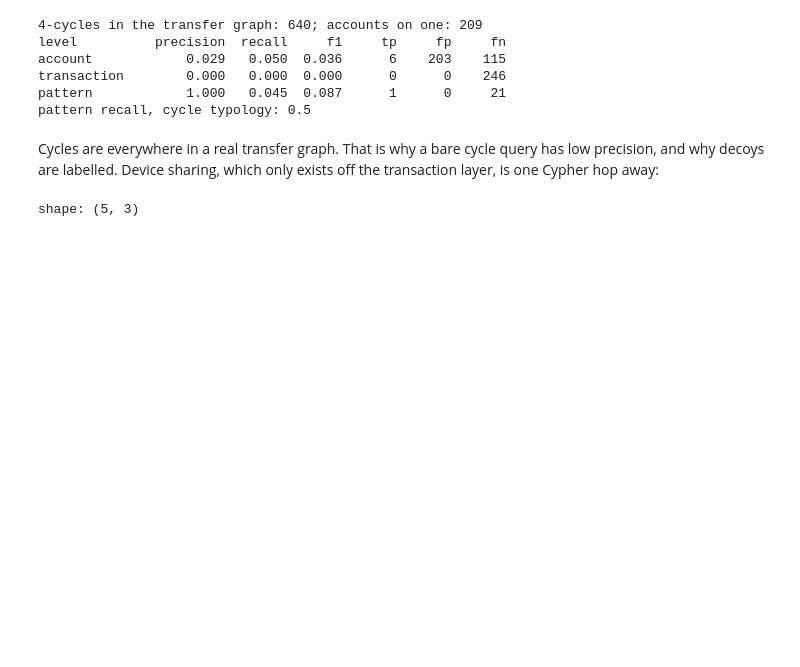
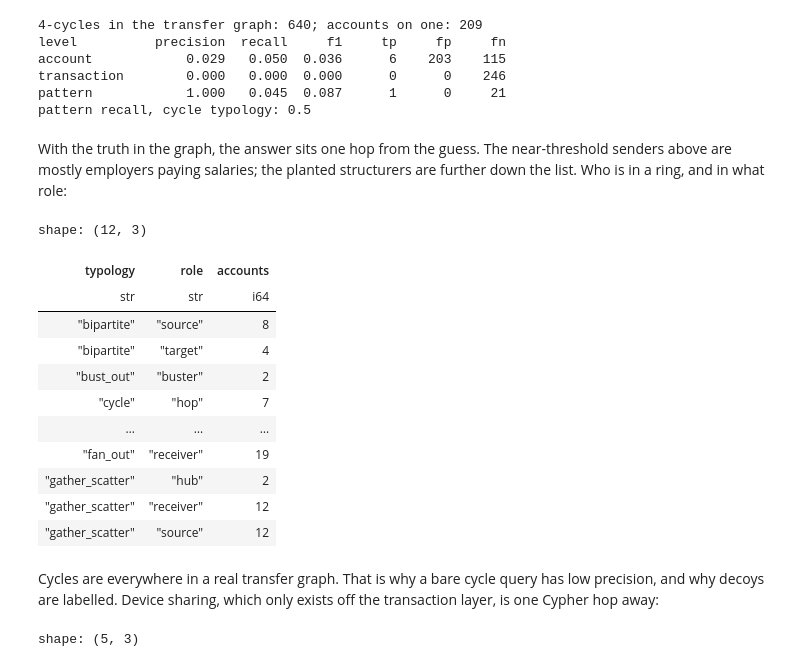
Before and after one commit to graphgeeks-lab/graphfaker, a Jupyter notebook: docs/notebooks/graphfaker_tour.ipynb, the cells around one changed output. Cells and saved outputs as stored; diff of their text form; code cells hidden in the pictures; blank space fills up the shorter version.

```diff
--- a/docs/notebooks/graphfaker_tour.ipynb
+++ b/docs/notebooks/graphfaker_tour.ipynb
@@ -512,6 +516,28 @@ account            0.029   0.050  0.036      6    203    115
 transaction        0.000   0.000  0.000      0      0    246
 pattern            1.000   0.045  0.087      1      0     21
 pattern recall, cycle typology: 0.5
+# %% [markdown]
+With the truth in the graph, the answer sits one hop from the guess. The near-threshold senders above are mostly employers paying salaries; the planted structurers are further down the list. Who is in a ring, and in what role:
+# %%
+if driver:
+    display(cypher('''
+      MATCH (a:Account)-[m:IN_PATTERN]->(p:Pattern)
+      WHERE p.is_fraud
+      RETURN p.typology AS typology, m.role AS role, count(*) AS accounts
+      ORDER BY typology, role''').head(12))
+# %% [output]
+shape: (12, 3)
+| typology | role | accounts |
+| str | str | i64 |
+| "bipartite" | "source" | 8 |
+| "bipartite" | "target" | 4 |
+| "bust_out" | "buster" | 2 |
+| "cycle" | "hop" | 7 |
+| … | … | … |
+| "fan_out" | "receiver" | 19 |
+| "gather_scatter" | "hub" | 2 |
+| "gather_scatter" | "receiver" | 12 |
+| "gather_scatter" | "source" | 12 |
 # %% [markdown]
 Cycles are everywhere in a real transfer graph. That is why a bare cycle query has low precision, and why decoys are labelled. Device sharing, which only exists off the transaction layer, is one Cypher hop away:
 # %%
```
Also changed, not shown: parts of 8 cells of this notebook, 13 other files.
